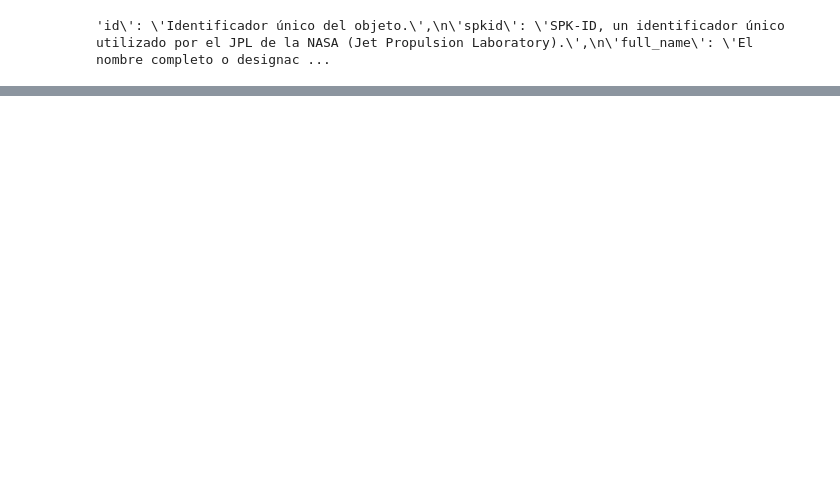
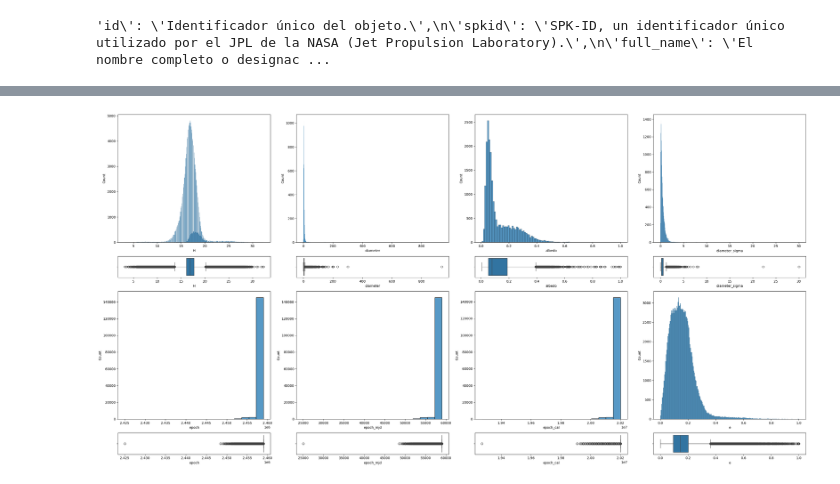
Before and after one commit to PazReumante/asteroid_prediction, a Jupyter notebook: explore_Ferreras.ipynb, the cells around one changed output, grey strips where cells are left out. Saved outputs shown, nothing was run; the diff lists cells and outputs as text; code cells hidden in the pictures; blank space fills up the shorter version.

```diff
--- a/explore_Ferreras.ipynb
+++ b/explore_Ferreras.ipynb
@@ -133,0 +207,29 @@ total_data.head()
+# %%
+# Análisis univariante variables numéricas
+# 'H', 'diameter', 'albedo', 'diameter_sigma', 'epoch', 'epoch_mjd', 'epoch_cal', 'e', 'a', 'q', 'i', 'om', 'w', 'ma', 'ad', 'n', 'tp', 'tp_cal', 'per', 'per_y', 'moid', 'moid_ld'
+
+fig, axis = plt.subplots(4, 4, figsize = (30, 15), gridspec_kw={'height_ratios': [6, 1, 6, 1]})
+
+
+sns.histplot(ax = axis[0, 0], data = sample_total_data, x = "H")
+sns.boxplot(ax = axis[1, 0], data = sample_total_data, x = "H")
+sns.histplot(ax = axis[0, 1], data = sample_total_data, x = "diameter")
+sns.boxplot(ax = axis[1, 1], data = sample_total_data, x = "diameter")
+sns.histplot(ax = axis[0, 2], data = sample_total_data, x = "albedo")
+sns.boxplot(ax = axis[1, 2], data = sample_total_data, x = "albedo")
+sns.histplot(ax = axis[0, 3], data = sample_total_data, x = "diameter_sigma")
+sns.boxplot(ax = axis[1, 3], data = sample_total_data, x = "diameter_sigma")
+sns.histplot(ax = axis[2, 0], data = sample_total_data, x = "epoch")
+sns.boxplot(ax = axis[3, 0], data = sample_total_data, x = "epoch")
+sns.histplot(ax = axis[2, 1], data = sample_total_data, x = "epoch_mjd")
+sns.boxplot(ax = axis[3, 1], data = sample_total_data, x = "epoch_mjd")
+sns.histplot(ax = axis[2, 2], data = sample_total_data, x = "epoch_cal")
+sns.boxplot(ax = axis[3, 2], data = sample_total_data, x = "epoch_cal")
+sns.histplot(ax = axis[2, 3], data = sample_total_data, x = "e")
+sns.boxplot(ax = axis[3, 3], data = sample_total_data, x = "e")
+
+plt.tight_layout()
+
+plt.show()
+# %% [output]
+[figure, added]
```
Also changed, not shown: parts of 24 cells of this notebook.
